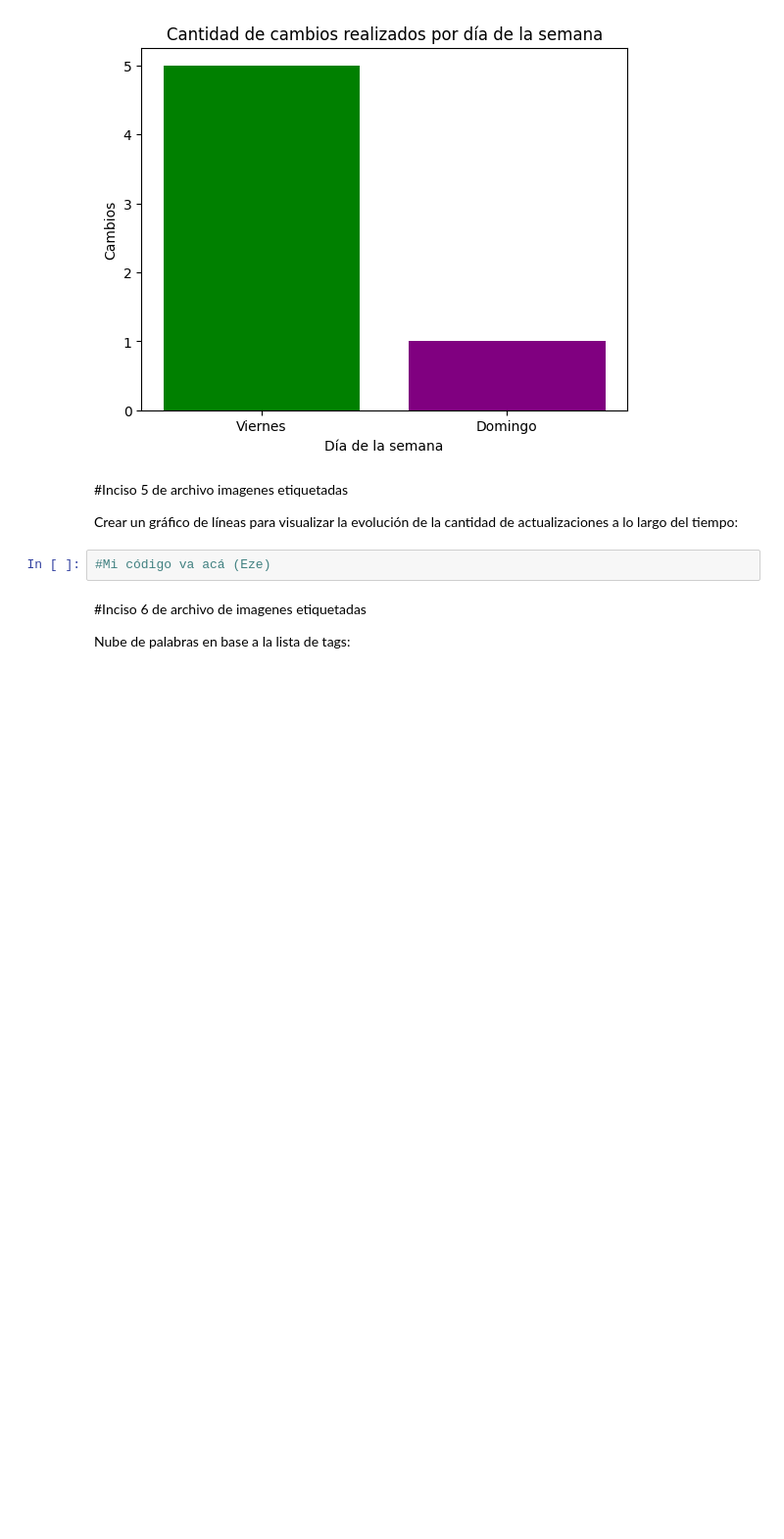
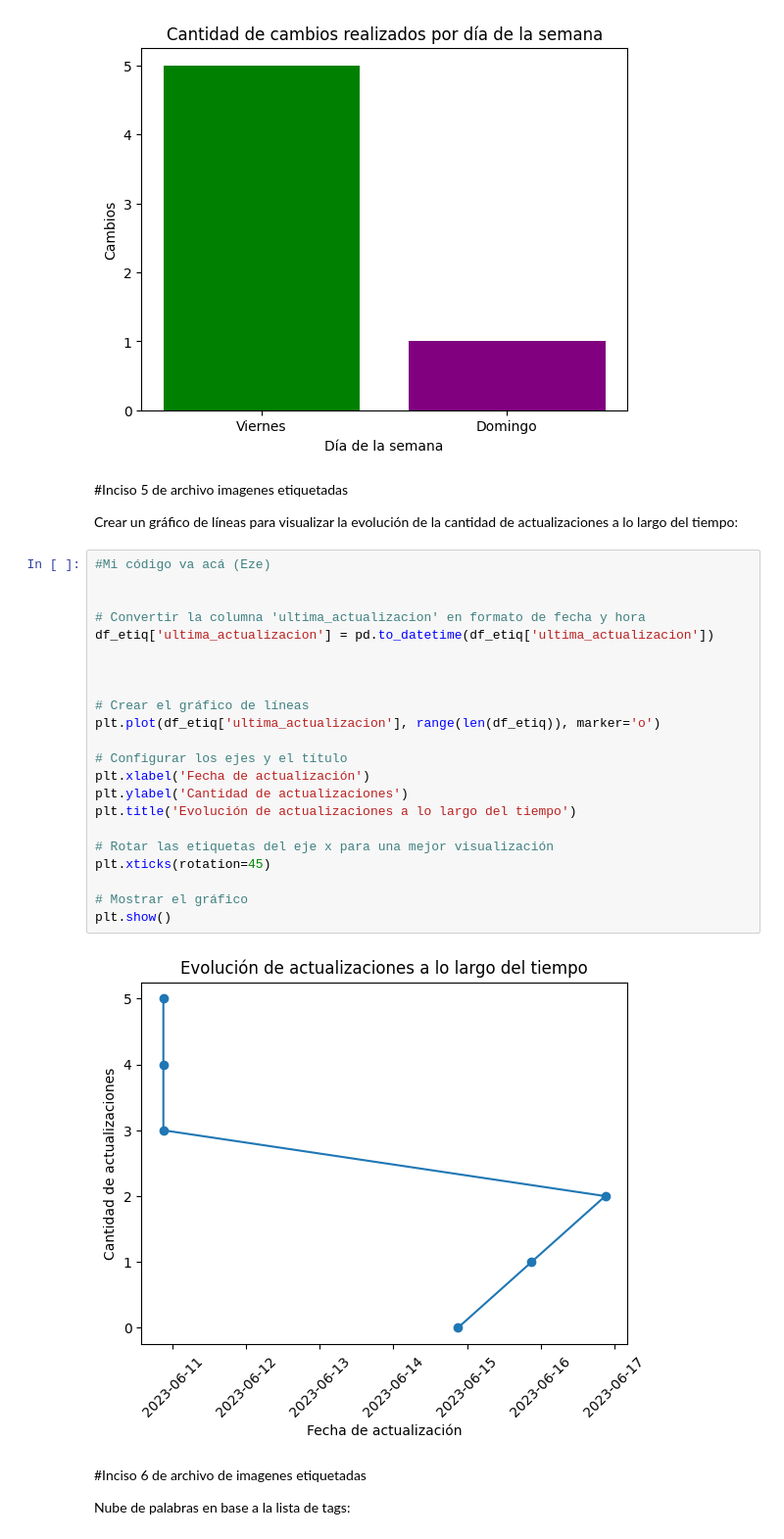
Before and after one commit to mayraPeguinho/unlpImage, a Jupyter notebook: notebooks/estadisticas_jupyter.ipynb, the cells around one changed output. Shown at 98% size. Drawn from its saved outputs; the diff is of its cells as text; blank space fills up the shorter version.

Commit message:
añadidos gráficos nuevos

```diff
--- a/notebooks/estadisticas_jupyter.ipynb
+++ b/notebooks/estadisticas_jupyter.ipynb
@@ -118,8 +118,30 @@ plt.show()
 
 Crear un gráfico de líneas para visualizar la evolución de la cantidad de
 actualizaciones a lo largo del tiempo:
-# %%
-#Mi código va acá (Eze)
+# %%
+#Mi código va acá (Eze)
+
+
+# Convertir la columna 'ultima_actualizacion' en formato de fecha y hora
+df_etiq['ultima_actualizacion'] = pd.to_datetime(df_etiq['ultima_actualizacion'])
+
+
+
+# Crear el gráfico de líneas
+plt.plot(df_etiq['ultima_actualizacion'], range(len(df_etiq)), marker='o')
+
+# Configurar los ejes y el título
+plt.xlabel('Fecha de actualización')
+plt.ylabel('Cantidad de actualizaciones')
+plt.title('Evolución de actualizaciones a lo largo del tiempo')
+
+# Rotar las etiquetas del eje x para una mejor visualización
+plt.xticks(rotation=45)
+
+# Mostrar el gráfico
+plt.show()
+# %% [output]
+[figure, added]
 # %% [markdown]
 #Inciso 6 de archivo de imagenes etiquetadas
 
```
Also changed, not shown: parts of 6 cells of this notebook, 1 other file.
